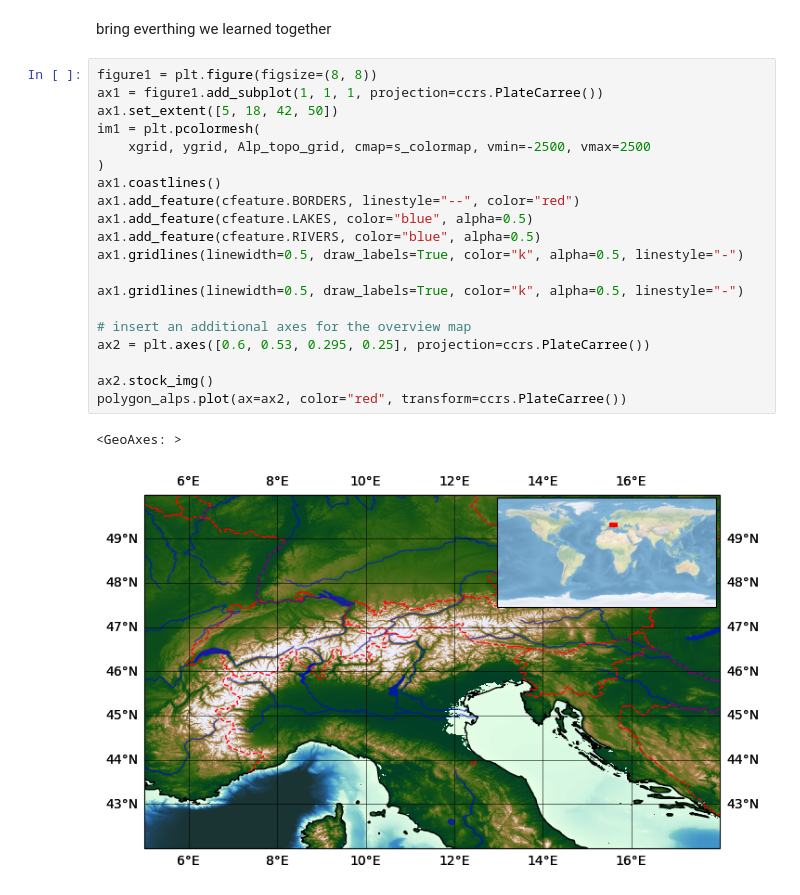
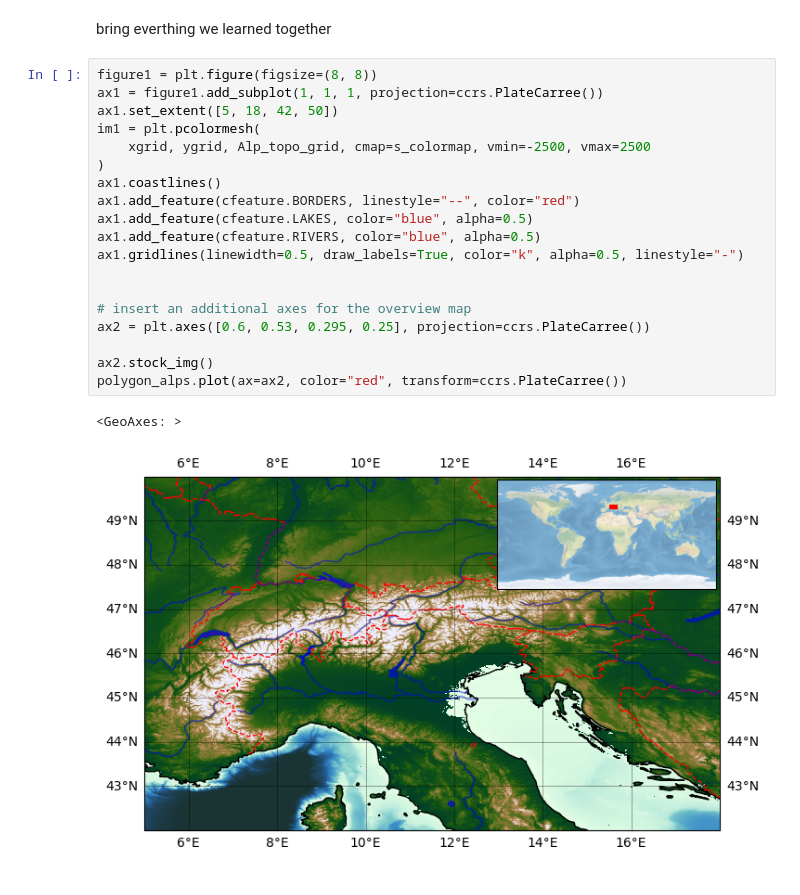
Before and after one commit to MaximilianLowe/Demo_cartopy_and_gridding_python, a Jupyter notebook: cartopy_and_gridding.ipynb, the cells around one changed output. Saved outputs shown, nothing was run; the diff lists cells and outputs as text.

```diff
--- a/cartopy_and_gridding.ipynb
+++ b/cartopy_and_gridding.ipynb
@@ -362,23 +369,22 @@ bring everthing we learned together
 # %%
 figure1 = plt.figure(figsize=(8, 8))
 ax1 = figure1.add_subplot(1, 1, 1, projection=ccrs.PlateCarree())
 ax1.set_extent([5, 18, 42, 50])
 im1 = plt.pcolormesh(
     xgrid, ygrid, Alp_topo_grid, cmap=s_colormap, vmin=-2500, vmax=2500
 )
 ax1.coastlines()
 ax1.add_feature(cfeature.BORDERS, linestyle="--", color="red")
 ax1.add_feature(cfeature.LAKES, color="blue", alpha=0.5)
 ax1.add_feature(cfeature.RIVERS, color="blue", alpha=0.5)
 ax1.gridlines(linewidth=0.5, draw_labels=True, color="k", alpha=0.5, linestyle="-")
 
-ax1.gridlines(linewidth=0.5, draw_labels=True, color="k", alpha=0.5, linestyle="-")
 
 # insert an additional axes for the overview map
 ax2 = plt.axes([0.6, 0.53, 0.295, 0.25], projection=ccrs.PlateCarree())
 
 ax2.stock_img()
 polygon_alps.plot(ax=ax2, color="red", transform=ccrs.PlateCarree())
 # %% [output]
 <GeoAxes: >
-[figure, old version]
+[figure, new version]
```
Also changed, not shown: parts of 8 cells of this notebook.
